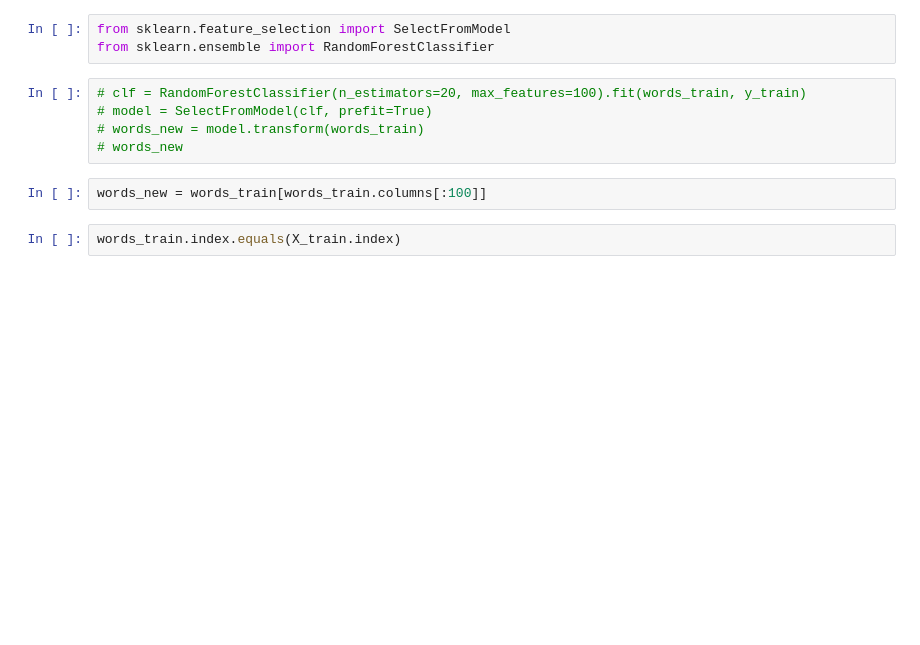
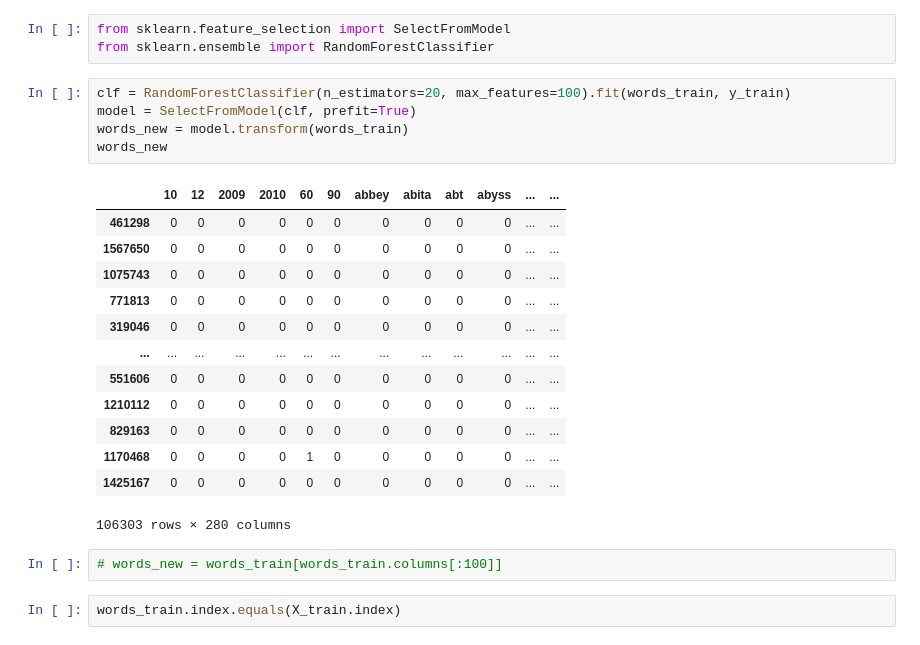
Before and after one commit to chrisizeh/ML-NN-Parameter-Search, a Jupyter notebook: src/Beer_Reviews.ipynb, the cells around one changed output. Cells and saved outputs as stored; diff of their text form; blank space fills up the shorter version.

```diff
--- a/src/Beer_Reviews.ipynb
+++ b/src/Beer_Reviews.ipynb
@@ -348,12 +348,26 @@ Looks like there exist really that strong beers.
 from sklearn.feature_selection import SelectFromModel
 from sklearn.ensemble import RandomForestClassifier
 # %%
-# clf = RandomForestClassifier(n_estimators=20, max_features=100).fit(words_train, y_train)
-# model = SelectFromModel(clf, prefit=True)
-# words_new = model.transform(words_train)
-# words_new
+clf = RandomForestClassifier(n_estimators=20, max_features=100).fit(words_train, y_train)
+model = SelectFromModel(clf, prefit=True)
+words_new = model.transform(words_train)
+words_new
+# %% [output]
+|  | 10 | 12 | 2009 | 2010 | 60 | 90 | abbey | abita | abt | abyss | ... | ... |
+| 461298 | 0 | 0 | 0 | 0 | 0 | 0 | 0 | 0 | 0 | 0 | ... | ... |
+| 1567650 | 0 | 0 | 0 | 0 | 0 | 0 | 0 | 0 | 0 | 0 | ... | ... |
+| 1075743 | 0 | 0 | 0 | 0 | 0 | 0 | 0 | 0 | 0 | 0 | ... | ... |
+| 771813 | 0 | 0 | 0 | 0 | 0 | 0 | 0 | 0 | 0 | 0 | ... | ... |
+| 319046 | 0 | 0 | 0 | 0 | 0 | 0 | 0 | 0 | 0 | 0 | ... | ... |
+| ... | ... | ... | ... | ... | ... | ... | ... | ... | ... | ... | ... | ... |
+| 551606 | 0 | 0 | 0 | 0 | 0 | 0 | 0 | 0 | 0 | 0 | ... | ... |
+| 1210112 | 0 | 0 | 0 | 0 | 0 | 0 | 0 | 0 | 0 | 0 | ... | ... |
+| 829163 | 0 | 0 | 0 | 0 | 0 | 0 | 0 | 0 | 0 | 0 | ... | ... |
+| 1170468 | 0 | 0 | 0 | 0 | 1 | 0 | 0 | 0 | 0 | 0 | ... | ... |
+| 1425167 | 0 | 0 | 0 | 0 | 0 | 0 | 0 | 0 | 0 | 0 | ... | ... |
+106303 rows × 280 columns
 # %%
-words_new = words_train[words_train.columns[:100]]
+# words_new = words_train[words_train.columns[:100]]
 # %%
 words_train.index.equals(X_train.index)
 # %% [output]
```
Also changed, not shown: parts of 15 cells of this notebook, 5 other files.
